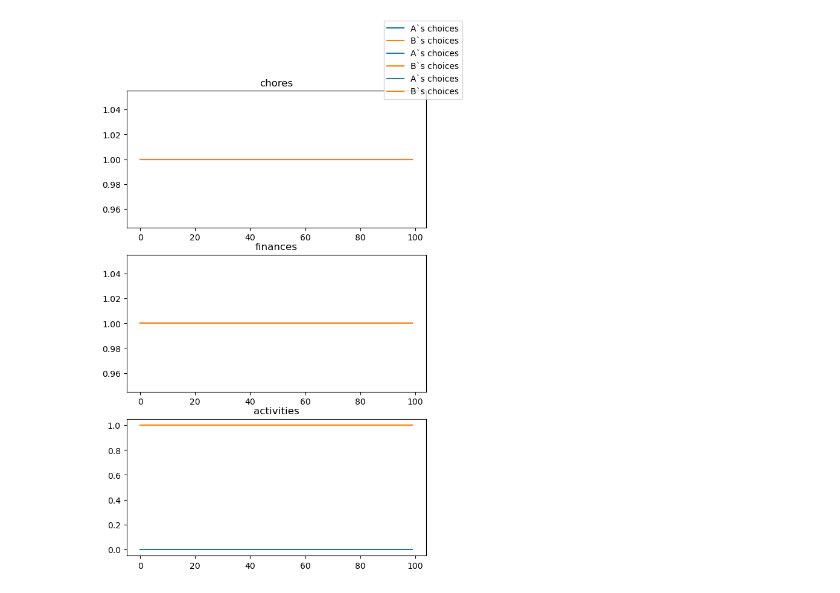
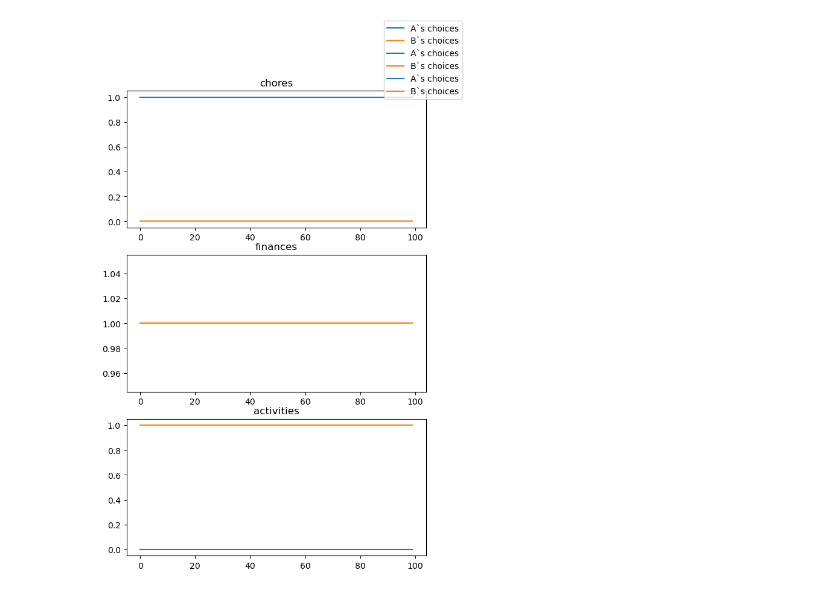
Before and after one commit to naqib-a/MATH-70141, a Jupyter notebook: CW/iterated game.ipynb, the cells around one changed output. Saved outputs shown, nothing was run; the diff lists cells and outputs as text; code cells hidden in the pictures.

```diff
--- a/CW/iterated game.ipynb
+++ b/CW/iterated game.ipynb
@@ -5,7 +5,7 @@ import numpy as np
 gen = np.random.default_rng()
 # %%
 A = [1, 2, 3]
-B = [3, 1, 2]
+B = [3, 2, 1]
 categories = ["chores", "finances", "activities"]
 # %%
 def insist(x, priorities):
@@ -45,20 +45,20 @@ def prioritised(x, priorities):
 
 
 def considerate(x, priorities):
-    ret = np.zeros(3)
+    ret = [0,0,0]
     for i in range(3):
         if priorities[0][i] > priorities[1][i]:
+            ret[i] = 0
+        elif priorities[0][i] == priorities[1][i]:
+            ret[i] = titfortat(x, priorities)[i]
+        else:
             ret[i] = 1
-        elif priorities[0][i] == priorities[1][i]:
-            ret[i] == titfortat(x, priorities)[i]
-        else:
-            ret[i] = 0
-
+    return ret
 
 strategies = [insist, compromise, titfortat,
-              grim, gradual_forgiving, random, prioritised]
+              grim, gradual_forgiving, random, prioritised, considerate]
 # %%
-def game(strategy_A, strategy_B, N, priorities=[A, B],):
+def game(strategy_A, strategy_B, N, priorities=[A, B]):
     priorities = np.array(priorities)
     choices = [[], []]
     for _ in range(N):
@@ -68,15 +68,15 @@ def game(strategy_A, strategy_B, N, priorities=[A, B],):
         choices[1].append(b)
     return np.transpose(np.array(choices))
 # %%
-choices = game(prioritised, compromise, N=100)
+choices = game(considerate, considerate, N=100)
 fig, ax = plt.subplots(3)
 fig.set_figheight(10)
 
 for i in range(3):
     ax[i].plot(choices[i], label=[f'A`s choices', f'B`s choices'])
     ax[i].set_title(categories[i])
 fig.legend()
 plt.show()
 # %% [output]
-[figure, old version]
+[figure, new version]
 # %%
```
Also changed, not shown: parts of 8 cells of this notebook.
